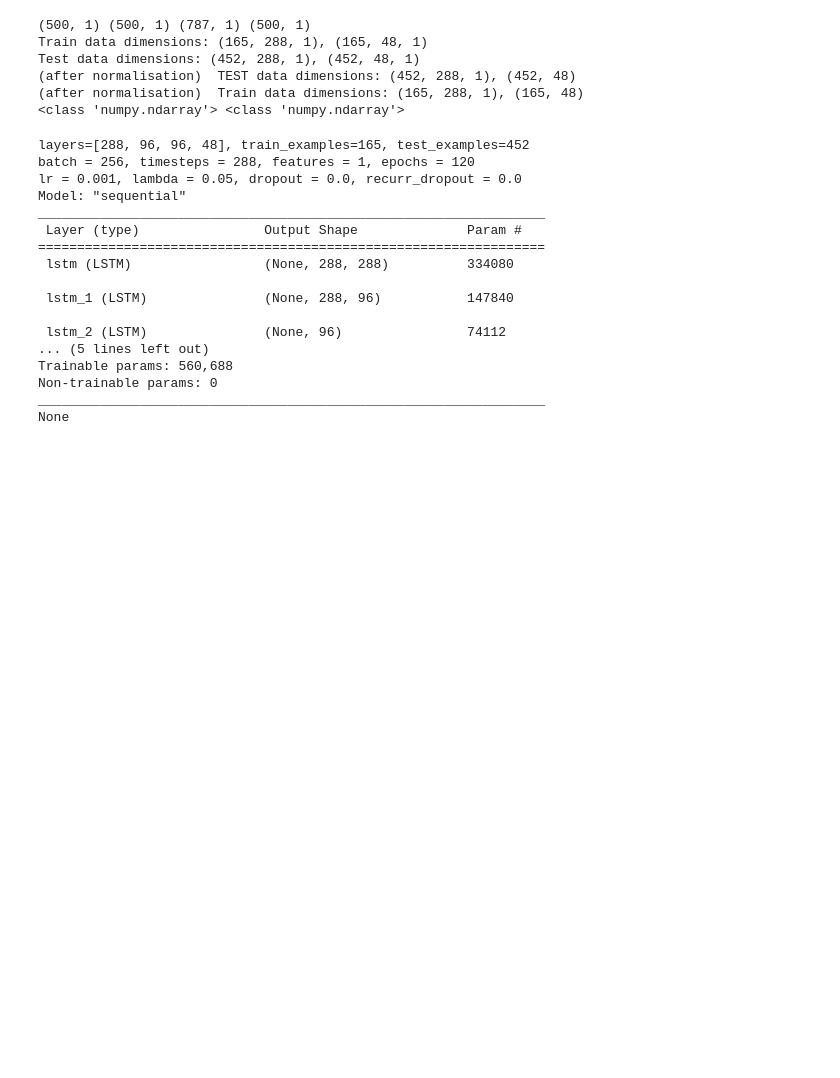
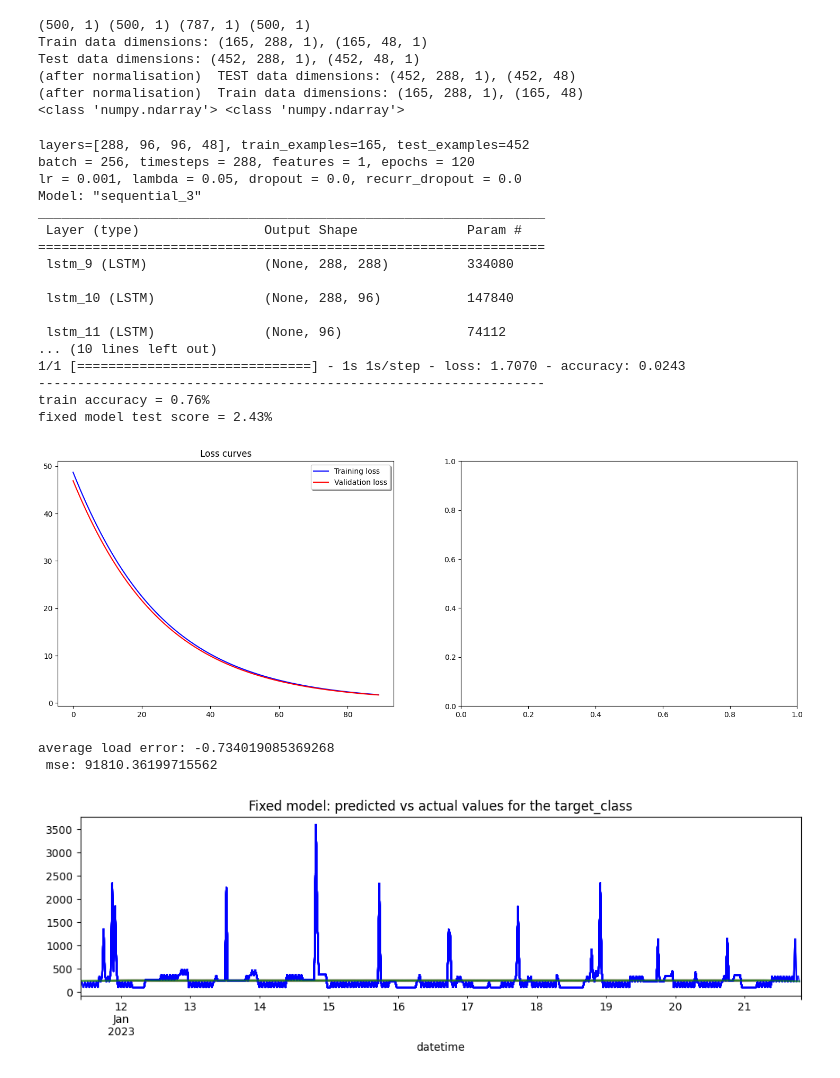
Before and after one commit to Muckthebuck/2023-Energy-kit, a Jupyter notebook: load_dnn.ipynb, the cells around one changed output. Saved outputs shown, nothing was run; the diff lists cells and outputs as text; code cells hidden in the pictures; blank space fills up the shorter version.

Commit message:
load dnn model

```diff
--- a/load_dnn.ipynb
+++ b/load_dnn.ipynb
@@ -140,7 +140,7 @@ M_TRAIN = X_train.shape[0]           # number of training examples (2D)
 M_TEST = X_test.shape[0]             # number of test examples (2D),full=X_test.shape[0]
 N = 1                                # number of features
 BATCH = 256                          # batch size
-EPOCH = 120                         # number of epochs
+EPOCH = 120                        # number of epochs
 LR = 1e-3                            # learning rate of the gradient descent
 LAMBD = 5e-2                         # lambda in L2 regularizaion
 DP = 0.00                            # dropout rate
@@ -188,43 +188,76 @@ early_stop = EarlyStopping(monitor='val_loss', min_delta=0,
                            baseline=0, restore_best_weights=False)
 
 History = model.fit(X_train, y_train, epochs=EPOCH, batch_size=BATCH,
                     validation_split=0.2, shuffle=True,verbose=0, callbacks=[lr_decay, early_stop])
 # Evaluate the model:
 train_acc = History.history['accuracy'][-1]    #model.evaluate(X_train, y_train, batch_size=M_TRAIN)
 test_loss, test_acc = model.evaluate(X_test, y_test, batch_size=M_TEST)
 print('-'*65)
 print(f'train accuracy = {round(train_acc * 100, 2)}%')
 print(f'fixed model test score = {round(test_acc * 100, 2)}%')
 
 # Plot the loss and accuracy curves over epochs:
 fig, axs = plt.subplots(nrows=1, ncols=2, figsize=(18,6))
 axs[0].plot(History.history['loss'], color='b', label='Training loss')
 axs[0].plot(History.history['val_loss'], color='r', label='Validation loss')
 axs[0].set_title("Loss curves")
 axs[0].legend(loc='best', shadow=True)
 plt.show()
 
 
-# Make predictions
-predictions = model.predict(X_test)
+## for large amount
+fixed_predict = model.predict_on_batch(X_test)
+j = 0
+fig, ax = plt.subplots(figsize=(12, 3))
+ax.set_title('Fixed model: predicted vs actual values for the target_class')
+dff_avg = pd.DataFrame({'predicted':  np.full(test_labels.shape[0], np.nan)},index=test_labels.index)
+avg_temperr=0
+avg_mse=0
+for i in range(fixed_predict.shape[0]):
 
-plt.plot(val_data.index, predictions)
-plt.plot(val_data.index, y_test)
+    averaged = scaler_y.inverse_transform(fixed_predict)[i]
+    # Plot predictions vs actual labels for fixed model
+    actual = scaler_y.inverse_transform(y_test)[i]
+
+    # averaged = fixed_predict[i]*1000
+    # actual  = y_test[i]*1000
+    index = test_labels.iloc[i:i+actual.shape[0]].index
+
+    # print(fixed_predict)
+    dff1 = pd.DataFrame({f'predicted': averaged.squeeze()}, index=index)
+
+    # Assuming dff1 and dff2 are two dataframes with different index lengths
+    # Join the two dataframes on their index
+    dff_avg = dff_avg.join(dff1, how='left', rsuffix=f'_{i}')
+    dff2 = pd.DataFrame({'actual': actual.squeeze()}, index=index)
+    dff1.plot(ax=ax, alpha=0.1, legend=False)
+    dff2.plot(ax=ax, alpha=0.7, color='blue', legend=False)
+    avg_temperr +=np.mean(dff1['predicted']-dff2['actual'])
+    avg_mse +=mean_squared_error(dff1['predicted'], dff2['actual'])
+dff_avg= dff_avg.mean(axis=1)
+dff_avg.plot(ax=ax, alpha=0.7, color='green', legend=False)
+print(f"average load error: {avg_temperr/fixed_predict.shape[0]}")
+print(f" mse: {avg_mse/fixed_predict.shape[0]}")
+plt.show()
 # %% [output]
 layers=[288, 96, 96, 48], train_examples=165, test_examples=452
 batch = 256, timesteps = 288, features = 1, epochs = 120
 lr = 0.001, lambda = 0.05, dropout = 0.0, recurr_dropout = 0.0
-Model: "sequential"
+Model: "sequential_3"
 _________________________________________________________________
  Layer (type)                Output Shape              Param #
 =================================================================
- lstm (LSTM)                 (None, 288, 288)          334080
+ lstm_9 (LSTM)               (None, 288, 288)          334080
 
- lstm_1 (LSTM)               (None, 288, 96)           147840
+ lstm_10 (LSTM)              (None, 288, 96)           147840
 
- lstm_2 (LSTM)               (None, 96)                74112
-... (5 lines left out)
-Trainable params: 560,688
-Non-trainable params: 0
-_________________________________________________________________
-None
+ lstm_11 (LSTM)              (None, 96)                74112
+... (10 lines left out)
+1/1 [==============================] - 1s 1s/step - loss: 1.7070 - accuracy: 0.0243
+-----------------------------------------------------------------
+train accuracy = 0.76%
+fixed model test score = 2.43%
+[figure, added]
+average load error: -0.734019085369268
+ mse: 91810.36199715562
+[figure, added]
```
Also changed, not shown: parts of 20 cells of this notebook, 1 other file.
